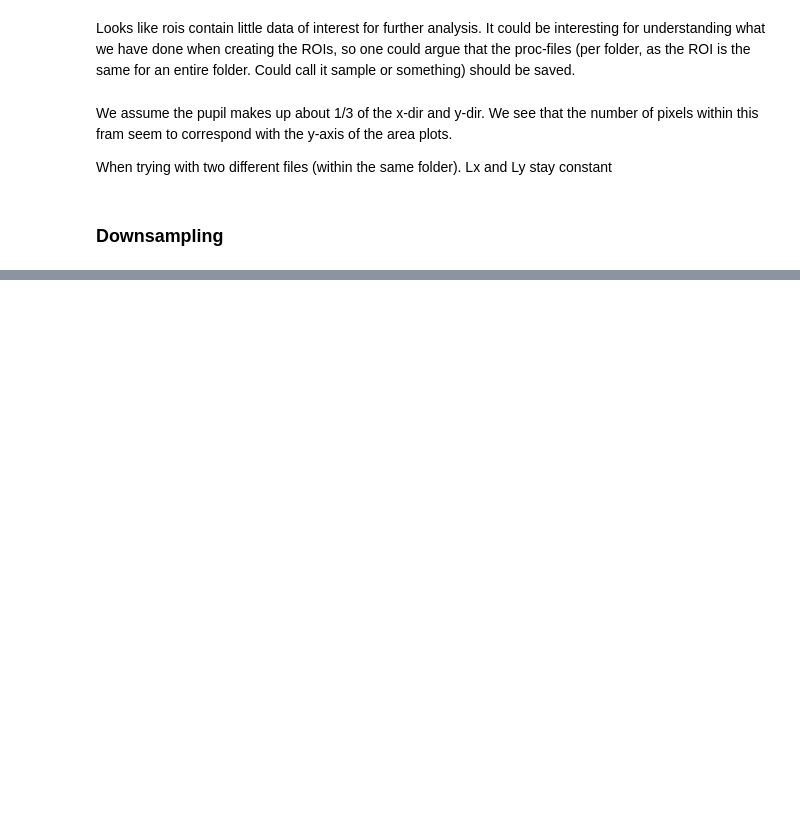
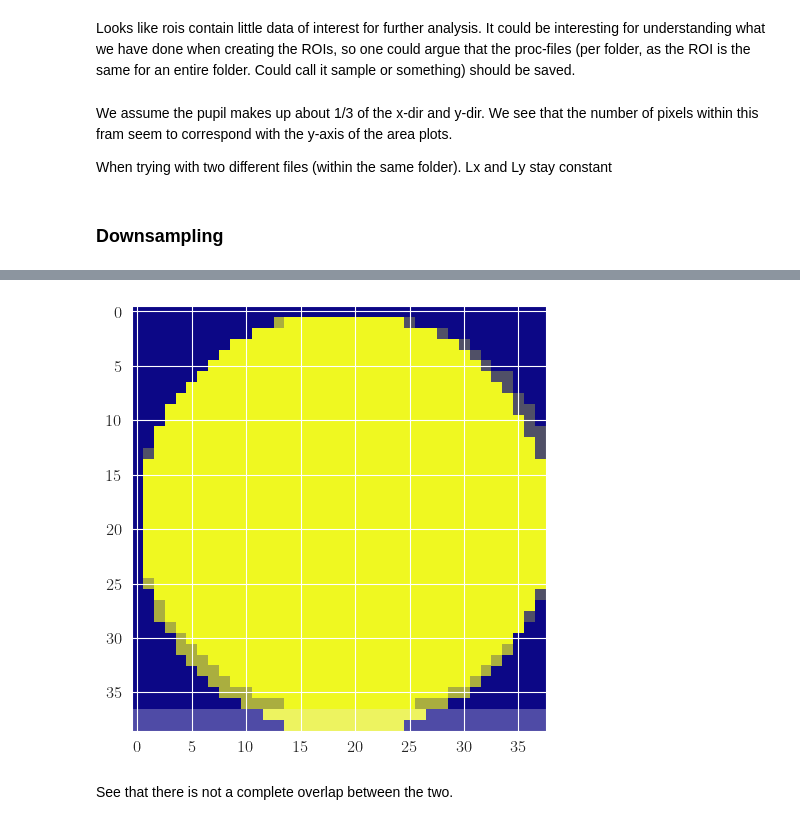
Before and after one commit to EirikSP/MouseProjectGH, a Jupyter notebook: analyse/annalyse.ipynb, the cells around one changed output, grey strips where cells are left out. Cells and saved outputs as stored; diff of their text form; code cells hidden in the pictures; blank space fills up the shorter version.

```diff
--- a/analyse/annalyse.ipynb
+++ b/analyse/annalyse.ipynb
@@ -148,0 +248,8 @@ plt.show()
+# %%
+plt.imshow(proc_000_ind['rois'][0]['ellipse'], cmap='plasma')
+plt.imshow(proc_000_gen['rois'][0]['ellipse'], alpha=0.7, cmap='plasma')
+plt.show()
+# %% [output]
+[figure, added]
+# %% [markdown]
+See that there is not a complete overlap between the two.
```
Also changed, not shown: parts of 27 cells of this notebook, 1 other file.
